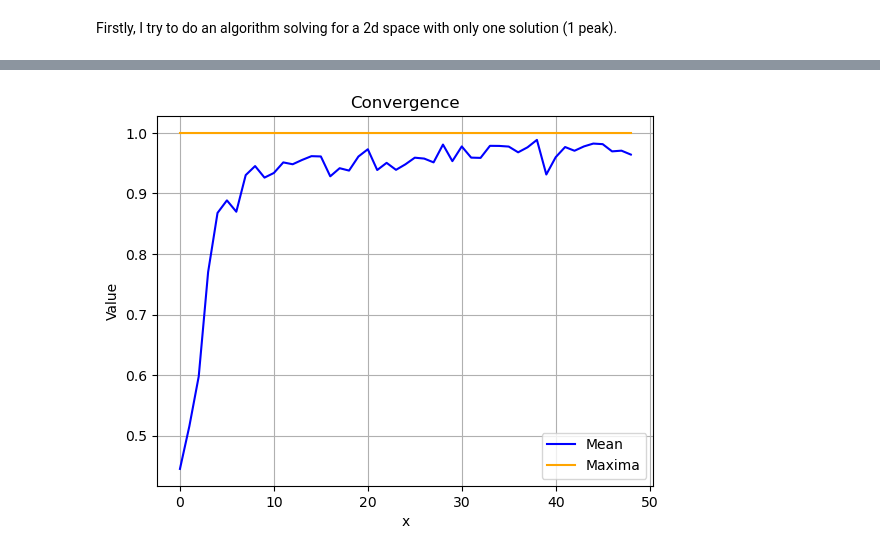
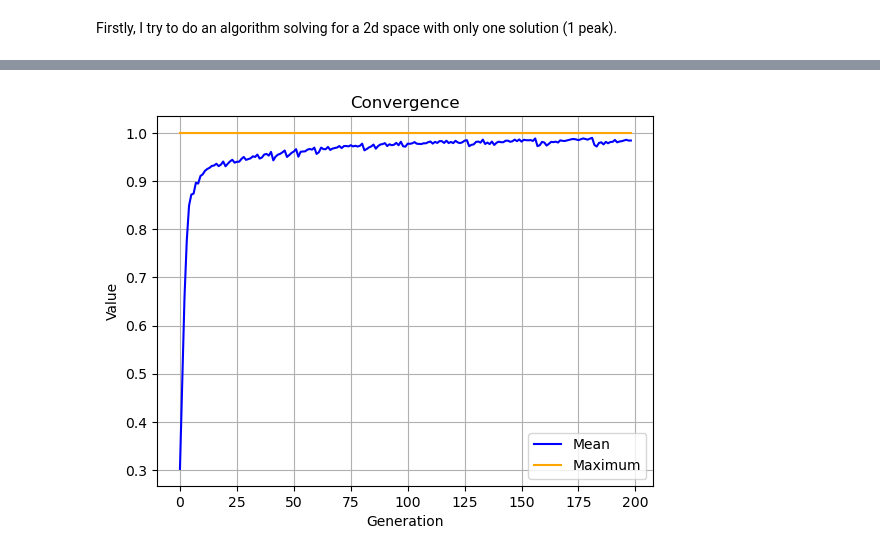
Before and after one commit to pietromalagoli/NeuronEvolution, a Jupyter notebook: EAs/evolutionary_algorithms.ipynb, the cells around one changed output, grey strips where cells are left out. Saved outputs shown, nothing was run; the diff lists cells and outputs as text; code cells hidden in the pictures.

```diff
--- a/EAs/evolutionary_algorithms.ipynb
+++ b/EAs/evolutionary_algorithms.ipynb
@@ -16,12 +16,13 @@ import evolutionary_programming as ep
 def f(x,y):
     return np.exp(-0.1*(x)**2 - 0.1*(y)**2)
 # %%
-par = {'N': 100,
+par = {'N': 1000,
        'coord_range': np.array([0,10]),
-       'sol_ratio': 1/5,
-       'mutation_radius': 1/20,
+       'sol_ratio': 1/5,    # eta
+       'mutation_radius': 1/20, # mu
        'seed': 12345,
-       'n_iter': 50}
+       'n_iter': 200,
+       'eps': 0.01}  # epsilon (precision on convergence)
 
 func_par = {'alphas': np.random.uniform(0.,2.,50),
             'offsetsx': np.random.uniform(0.,10.,50),
@@ -93,11 +110,12 @@ Convergence reached after 49 iterations.
 # %%
 plt.plot(mean_ev,c='b',label='Mean')
-plt.plot(max_ev,c='orange',label='Maxima')
+plt.plot(max_ev,c='orange',label='Maximum')
 plt.legend()
 plt.grid(True)
 plt.title('Convergence')
 plt.ylabel('Value')
-plt.xlabel('x')
+plt.xlabel('Generation')
+plt.savefig('plots/convergence.png')
 plt.show()
 # %% [output]
-[figure, old version]
+[figure, new version]
```
Also changed, not shown: parts of 3 cells of this notebook, 8 other files.
